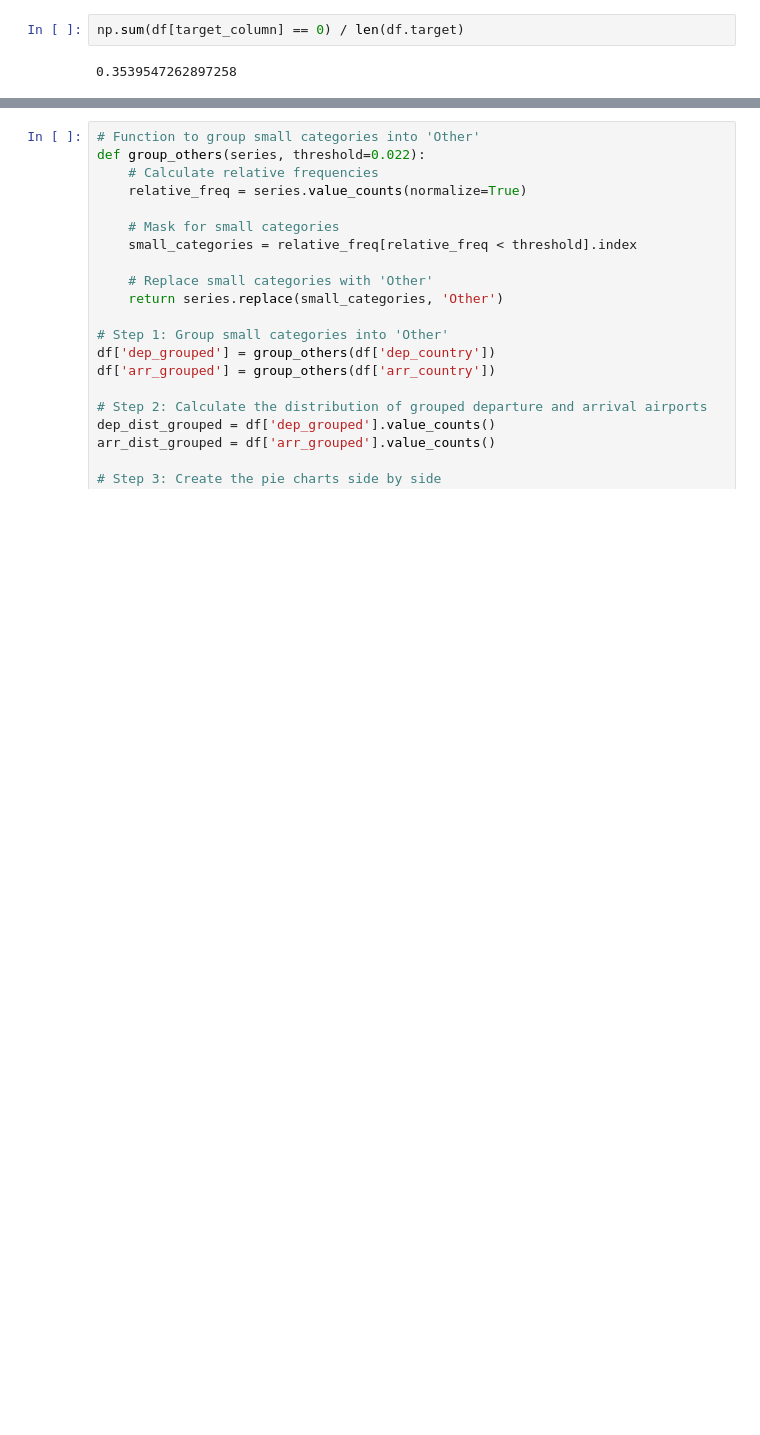
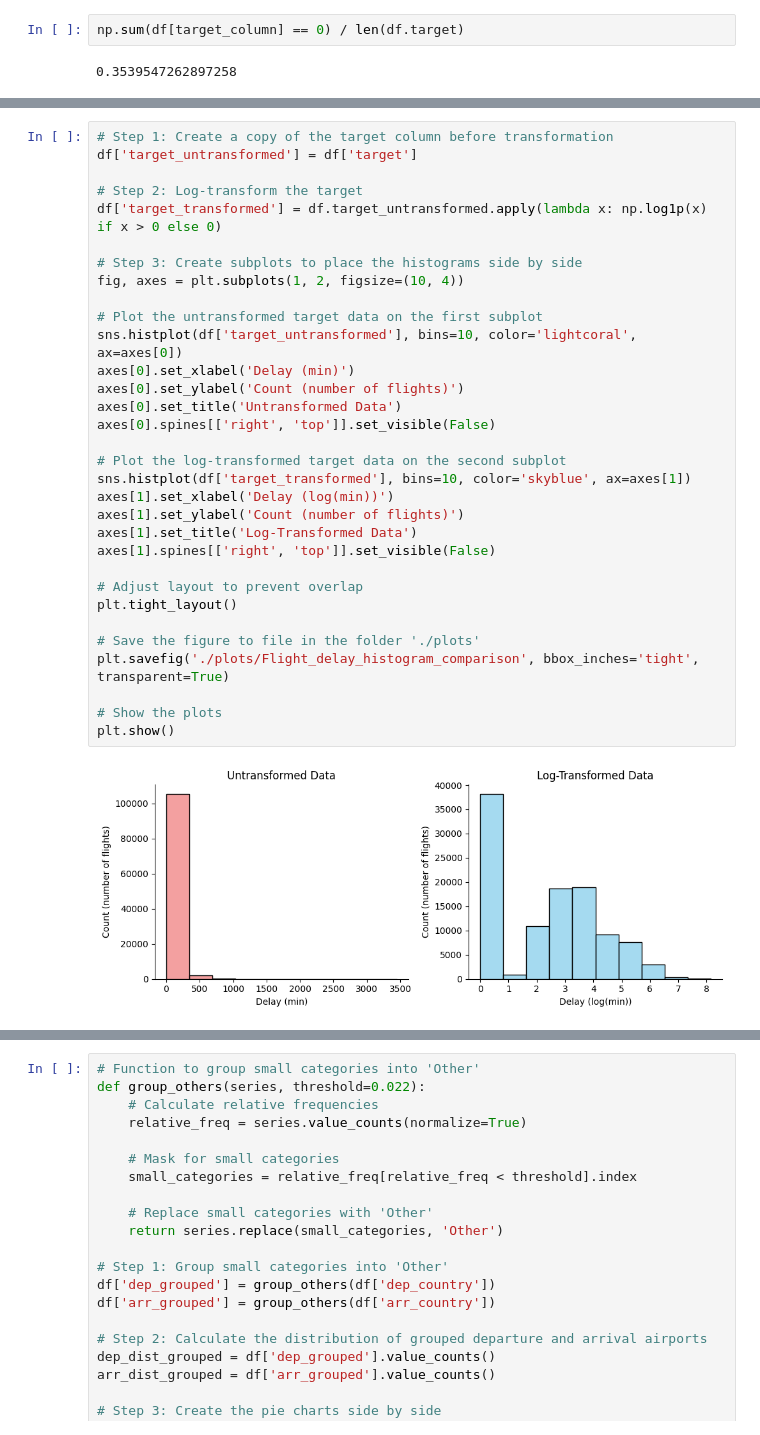
Before and after one commit to rudyvdbrink/Tunis_Air_prediction, a Jupyter notebook: 0_EDA.ipynb, the cells around one changed output, grey strips where cells are left out. Cells and saved outputs as stored; diff of their text form; blank space fills up the shorter version.

```diff
--- a/0_EDA.ipynb
+++ b/0_EDA.ipynb
@@ -79,0 +80,34 @@ np.sum(df[target_column] == 0) / len(df.target)
+# %%
+# Step 1: Create a copy of the target column before transformation
+df['target_untransformed'] = df['target']
+
+# Step 2: Log-transform the target
+df['target_transformed'] = df.target_untransformed.apply(lambda x: np.log1p(x) if x > 0 else 0)
+
+# Step 3: Create subplots to place the histograms side by side
+fig, axes = plt.subplots(1, 2, figsize=(10, 4))
+
+# Plot the untransformed target data on the first subplot
+sns.histplot(df['target_untransformed'], bins=10, color='lightcoral', ax=axes[0])
+axes[0].set_xlabel('Delay (min)')
+axes[0].set_ylabel('Count (number of flights)')
+axes[0].set_title('Untransformed Data')
+axes[0].spines[['right', 'top']].set_visible(False)
+
+# Plot the log-transformed target data on the second subplot
+sns.histplot(df['target_transformed'], bins=10, color='skyblue', ax=axes[1])
+axes[1].set_xlabel('Delay (log(min))')
+axes[1].set_ylabel('Count (number of flights)')
+axes[1].set_title('Log-Transformed Data')
+axes[1].spines[['right', 'top']].set_visible(False)
+
+# Adjust layout to prevent overlap
+plt.tight_layout()
+
+# Save the figure to file in the folder './plots'
+plt.savefig('./plots/Flight_delay_histogram_comparison', bbox_inches='tight', transparent=True)
+
+# Show the plots
+plt.show()
+# %% [output]
+[figure, added]
```
Also changed, not shown: parts of 13 cells of this notebook.
